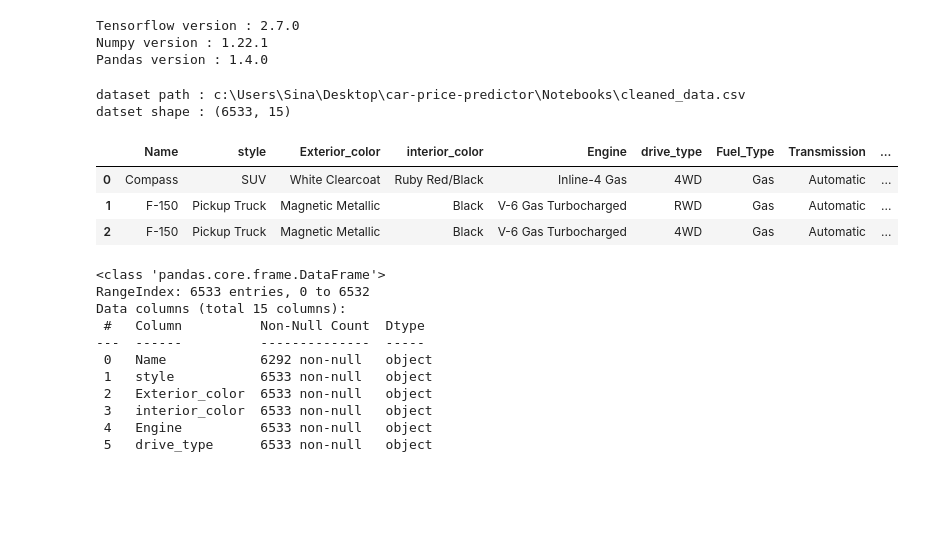
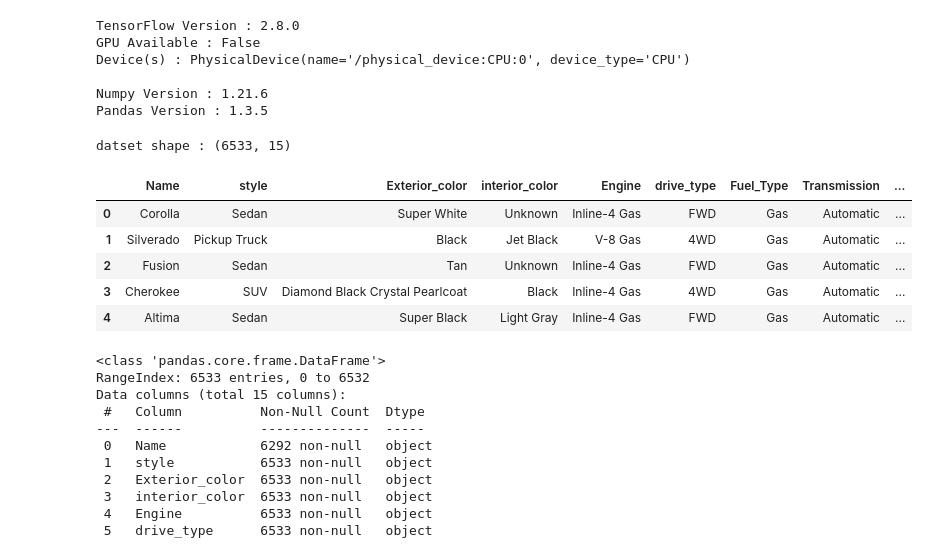
Before and after one commit to sina96n/ML-car-price-predictor, a Jupyter notebook: Notebooks/deep-learning-approach/deep_learning.ipynb, the cells around one changed output. Drawn from its saved outputs; the diff is of its cells as text; code cells hidden in the pictures; blank space fills up the shorter version.

```diff
--- a/Notebooks/deep-learning-approach/deep_learning.ipynb
+++ b/Notebooks/deep-learning-approach/deep_learning.ipynb
@@ -1,43 +1,51 @@
 # %%
+import matplotlib.pyplot as plt
 import tensorflow as tf
 import numpy as np
 import pandas as pd
-import matplotlib.pyplot as plt
 
-print("Tensorflow version : {}".format(tf.__version__))
-print("Numpy version : {}".format(np.__version__))
-print("Pandas version : {}".format(pd.__version__))
+print(f"TensorFlow Version : {tf.__version__}")
+print(f"GPU Available : {tf.test.is_gpu_available()}")
+device_name = tf.config.list_physical_devices()
+print("Device(s) : {}".format(*device_name), end="\n\n")
+
+print(f"Numpy Version : {np.__version__}")
+print(f"Pandas Version : {pd.__version__}")
 # %% [output]
-Tensorflow version : 2.7.0
-Numpy version : 1.22.1
-Pandas version : 1.4.0
+TensorFlow Version : 2.8.0
+GPU Available : False
+Device(s) : PhysicalDevice(name='/physical_device:CPU:0', device_type='CPU')
+
+Numpy Version : 1.21.6
+Pandas Version : 1.3.5
 # %%
 from pathlib import Path
 DATASET_PATH = Path.cwd().parent / "cleaned_data.csv"
 print(f"dataset path : {DATASET_PATH}")
 
 def shuffle(df, n_iter=10):
     df = df.copy()
     for _ in range(n_iter):
         df = df.sample(frac=1)
 
     return df.reset_index(drop=True)
 
 cols = ['Name', 'style', 'Exterior_color', 'interior_color', 'Engine',
        'drive_type', 'Fuel_Type', 'Transmission', 'Mileage', 'mpg_city',
        'mpg_highway', 'price', 'Year', 'Engine_V', 'Brand']
 
 cars = pd.read_csv(DATASET_PATH, names=cols)
 cars = shuffle(cars, n_iter=10)
 print(f"datset shape : {cars.shape}")
-cars.head(3)
+cars.head(5)
 # %% [output]
-dataset path : c:\Users\Sina\Desktop\car-price-predictor\Notebooks\cleaned_data.csv
 datset shape : (6533, 15)
 |  | Name | style | Exterior_color | interior_color | Engine | drive_type | Fuel_Type | Transmission | ... |
-| 0 | Compass | SUV | White Clearcoat | Ruby Red/Black | Inline-4 Gas | 4WD | Gas | Automatic | ... |
-| 1 | F-150 | Pickup Truck | Magnetic Metallic | Black | V-6 Gas Turbocharged | RWD | Gas | Automatic | ... |
-| 2 | F-150 | Pickup Truck | Magnetic Metallic | Black | V-6 Gas Turbocharged | 4WD | Gas | Automatic | ... |
+| 0 | Corolla | Sedan | Super White | Unknown | Inline-4 Gas | FWD | Gas | Automatic | ... |
+| 1 | Silverado | Pickup Truck | Black | Jet Black | V-8 Gas | 4WD | Gas | Automatic | ... |
+| 2 | Fusion | Sedan | Tan | Unknown | Inline-4 Gas | FWD | Gas | Automatic | ... |
+| 3 | Cherokee | SUV | Diamond Black Crystal Pearlcoat | Black | Inline-4 Gas | 4WD | Gas | Automatic | ... |
+| 4 | Altima | Sedan | Super Black | Light Gray | Inline-4 Gas | FWD | Gas | Automatic | ... |
 # %%
 cars.info()
 # %% [output]
```
Also changed, not shown: parts of 17 cells of this notebook, 5 other files.
